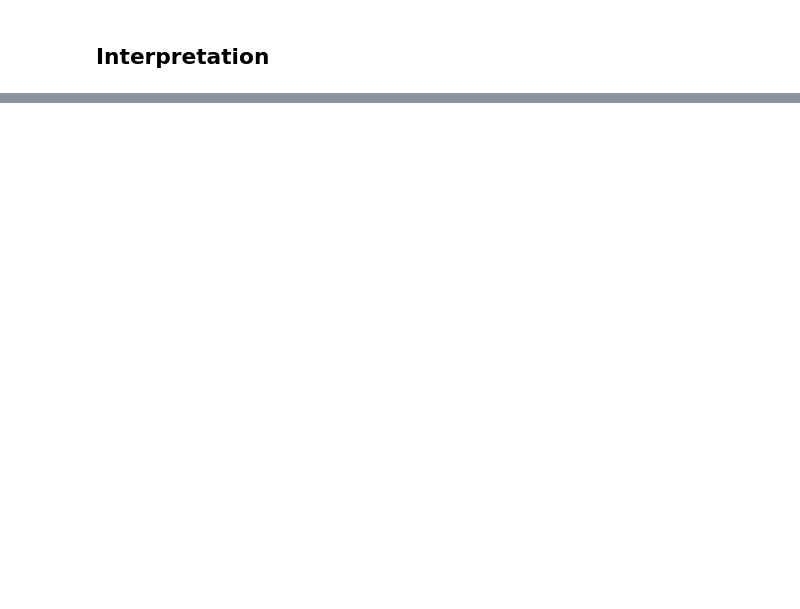
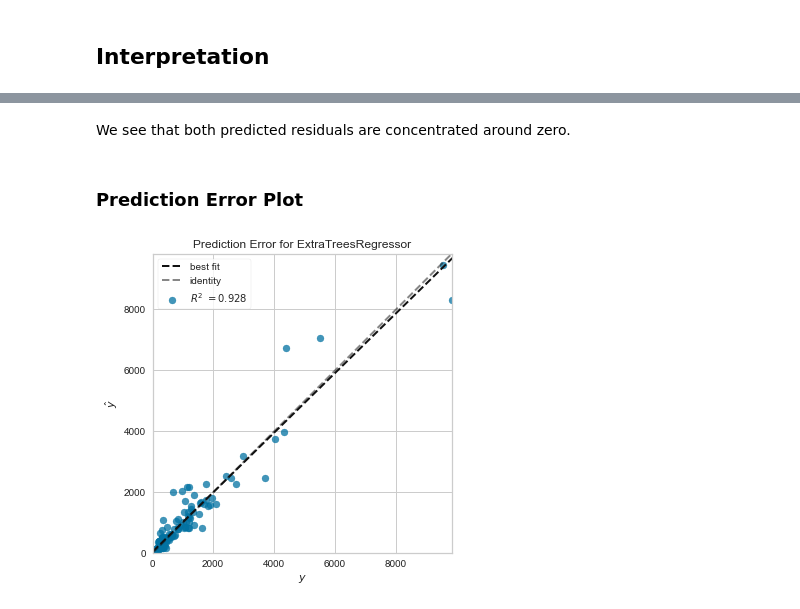
Before and after one commit to DChulok/Reporting-forecasting, a Jupyter notebook: Further improvement.ipynb, the cells around one changed output, grey strips where cells are left out. Saved outputs shown, nothing was run; the diff lists cells and outputs as text; code cells hidden in the pictures; blank space fills up the shorter version.

```diff
--- a/Further improvement.ipynb
+++ b/Further improvement.ipynb
@@ -380,0 +463,11 @@ Let's tune parameters of both new models
+# %% [markdown]
+We see that both predicted residuals are concentrated around zero.
+# %% [markdown]
+### Prediction Error Plot
+# %%
+model = create_model(tuned_models[0])
+# plot model
+plot_model(model, plot = 'error')
+plt.show()
+# %% [output]
+[figure, added]
```
Also changed, not shown: parts of 19 cells of this notebook.
